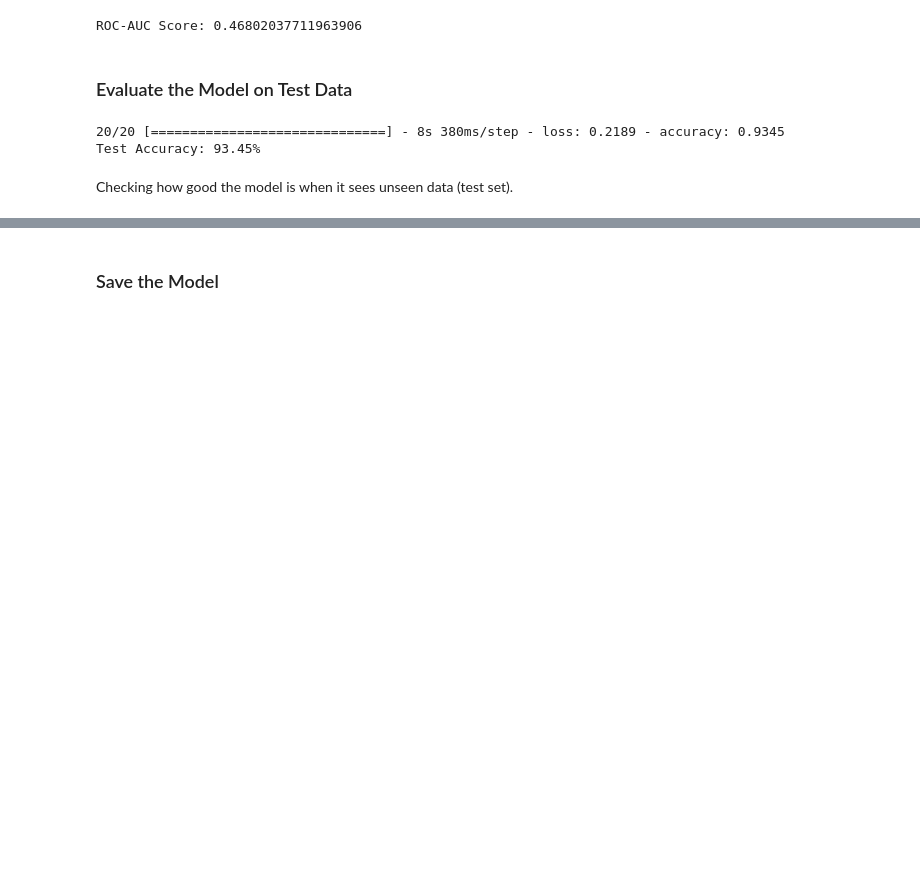
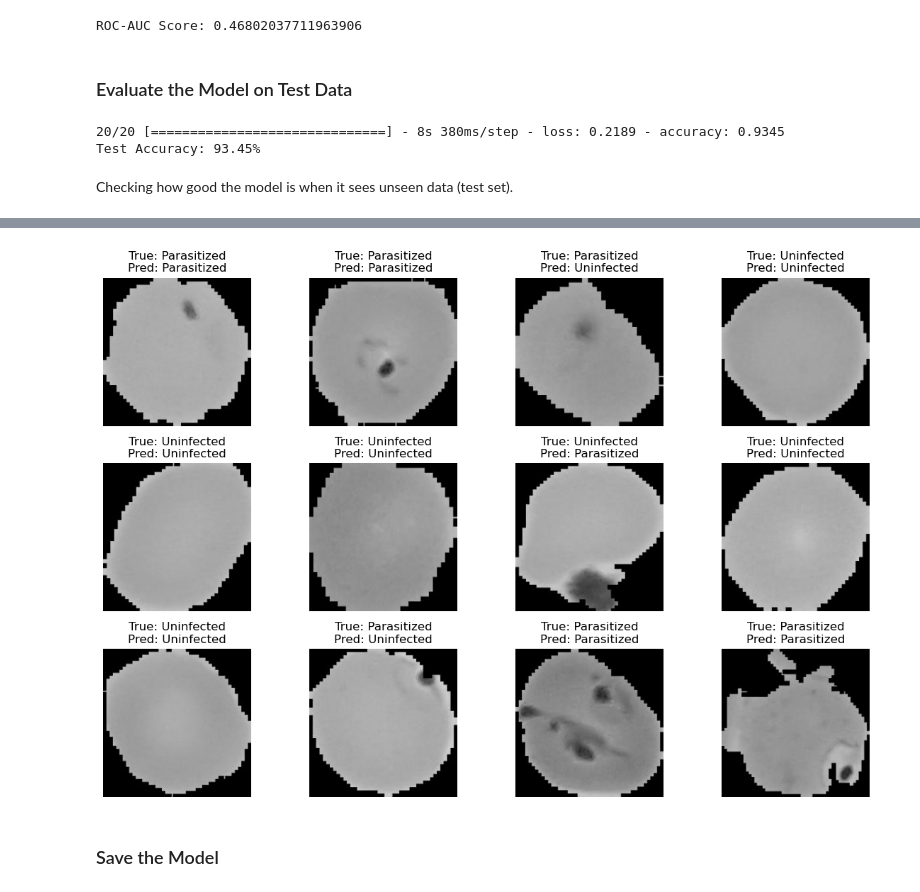
Before and after one commit to randellmwania/malaria-detection-Image-classification, a Jupyter notebook: malaria_detection_cnn.ipynb, the cells around one changed output, grey strips where cells are left out. Drawn from its saved outputs; the diff is of its cells as text; code cells hidden in the pictures; blank space fills up the shorter version.

```diff
--- a/malaria_detection_cnn.ipynb
+++ b/malaria_detection_cnn.ipynb
@@ -215,0 +246,19 @@ Checking how good the model is when it sees unseen data (test set).
+# %%
+images, labels = next(iter(test_data))
+
+# Predict a batch
+predictions = model.predict(images)
+predictions = (predictions > 0.5).astype(int).flatten()
+
+# Plot
+plt.figure(figsize=(12,8))
+for i in range(12):
+    plt.subplot(3,4,i+1)
+    plt.imshow(images[i])
+    true_label = 'Parasitized' if labels[i]==0 else 'Uninfected'
+    pred_label = 'Parasitized' if predictions[i]==0 else 'Uninfected'
+    plt.title(f'True: {true_label}\nPred: {pred_label}')
+    plt.axis('off')
+plt.tight_layout()
+plt.show()
+# %% [output]
@@ -216,3 +266,4 @@ Checking how good the model is when it sees unseen data (test set).
+[figure, added]
 # %% [markdown]
 ### Save the Model
 # %%
```
Also changed, not shown: parts of 2 cells of this notebook.
